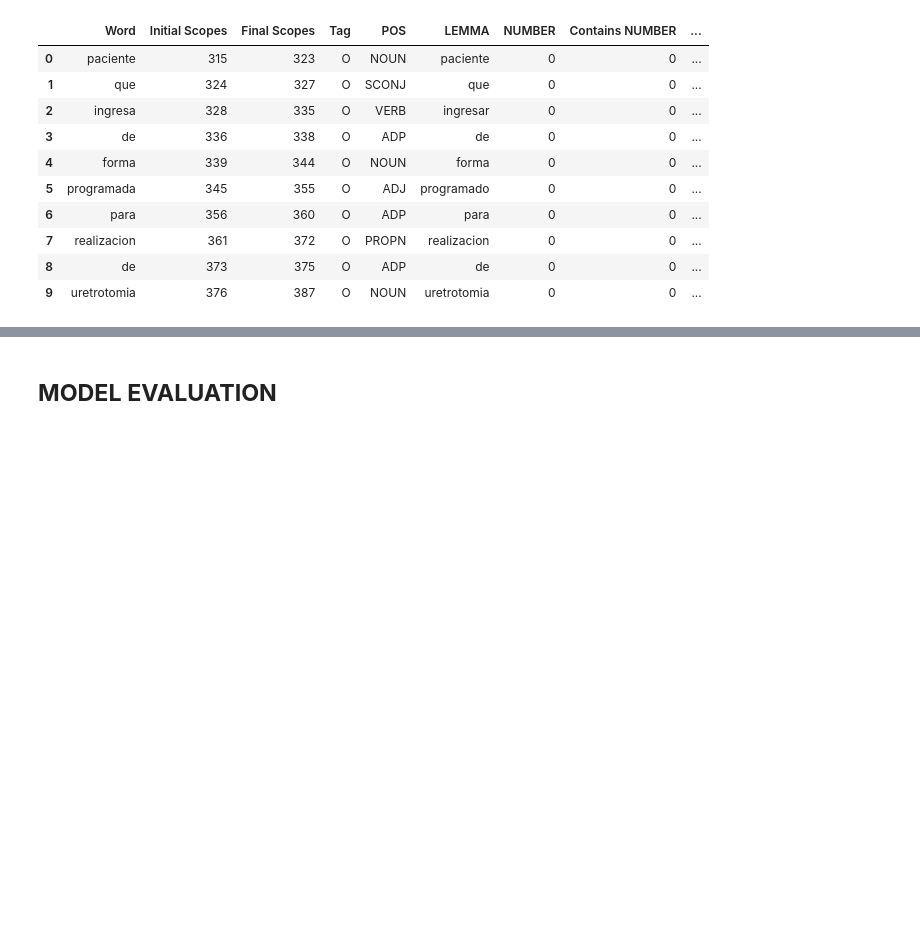
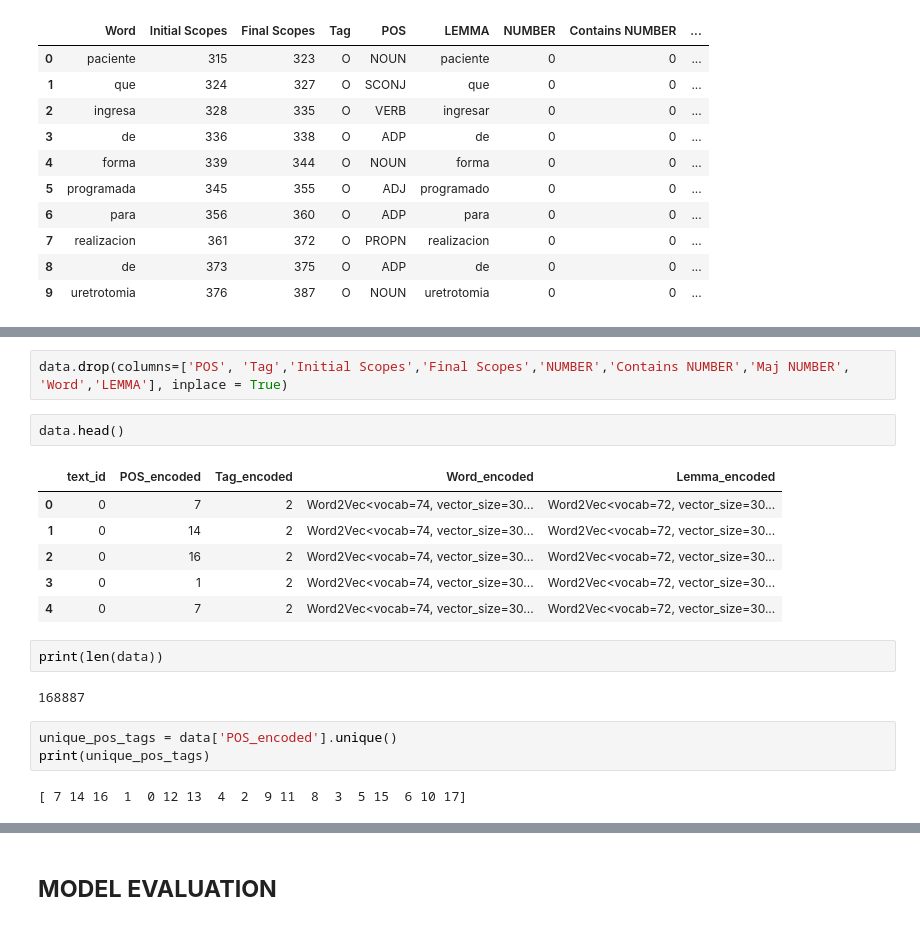
Before and after one commit to marinocom/NLP-Detection-of-Negation-and-Uncertainty-Project-24, a Jupyter notebook: Deep Learning Method/deep_learning_nlp_POS_FOREVERYONE_&STUFF.ipynb, the cells around one changed output, grey strips where cells are left out. Saved outputs shown, nothing was run; the diff lists cells and outputs as text; blank space fills up the shorter version.

```diff
--- a/Deep Learning Method/deep_learning_nlp_POS_FOREVERYONE_&STUFF.ipynb
+++ b/Deep Learning Method/deep_learning_nlp_POS_FOREVERYONE_&STUFF.ipynb
@@ -562,0 +572,20 @@ ImportError: cannot import name 'triu' from 'scipy.linalg' (c:\Users\agasc\AppDa
+# %%
+data.drop(columns=['POS', 'Tag','Initial Scopes','Final Scopes','NUMBER','Contains NUMBER','Maj NUMBER', 'Word','LEMMA'], inplace = True)
+# %%
+data.head()
+# %% [output]
+|  | text_id | POS_encoded | Tag_encoded | Word_encoded | Lemma_encoded |
+| 0 | 0 | 7 | 2 | Word2Vec<vocab=74, vector_size=30... | Word2Vec<vocab=72, vector_size=30... |
+| 1 | 0 | 14 | 2 | Word2Vec<vocab=74, vector_size=30... | Word2Vec<vocab=72, vector_size=30... |
+| 2 | 0 | 16 | 2 | Word2Vec<vocab=74, vector_size=30... | Word2Vec<vocab=72, vector_size=30... |
+| 3 | 0 | 1 | 2 | Word2Vec<vocab=74, vector_size=30... | Word2Vec<vocab=72, vector_size=30... |
+| 4 | 0 | 7 | 2 | Word2Vec<vocab=74, vector_size=30... | Word2Vec<vocab=72, vector_size=30... |
+# %%
+print(len(data))
+# %% [output]
+168887
+# %%
+unique_pos_tags = data['POS_encoded'].unique()
+print(unique_pos_tags)
+# %% [output]
+[ 7 14 16  1  0 12 13  4  2  9 11  8  3  5 15  6 10 17]
```
Also changed, not shown: parts of 15 cells of this notebook, 1 other file.
